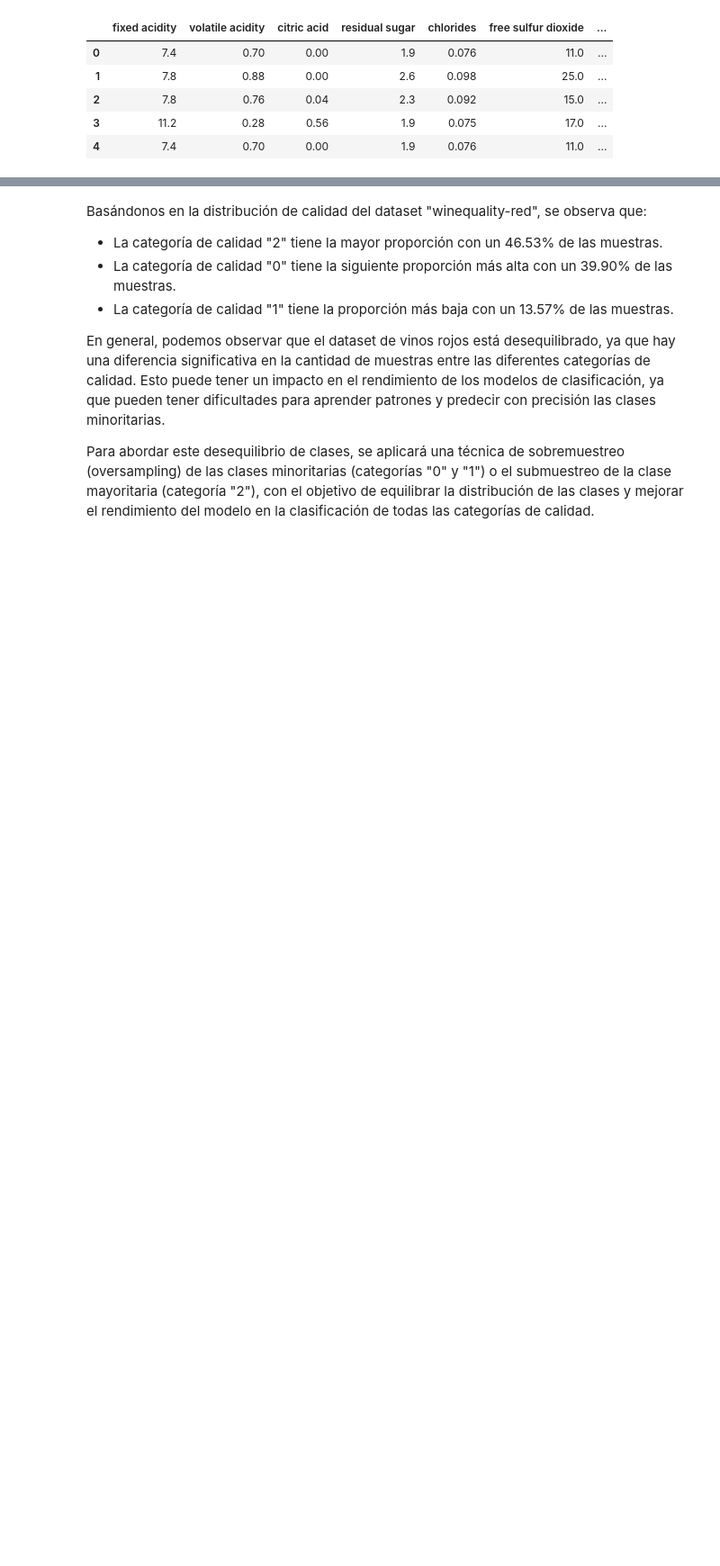
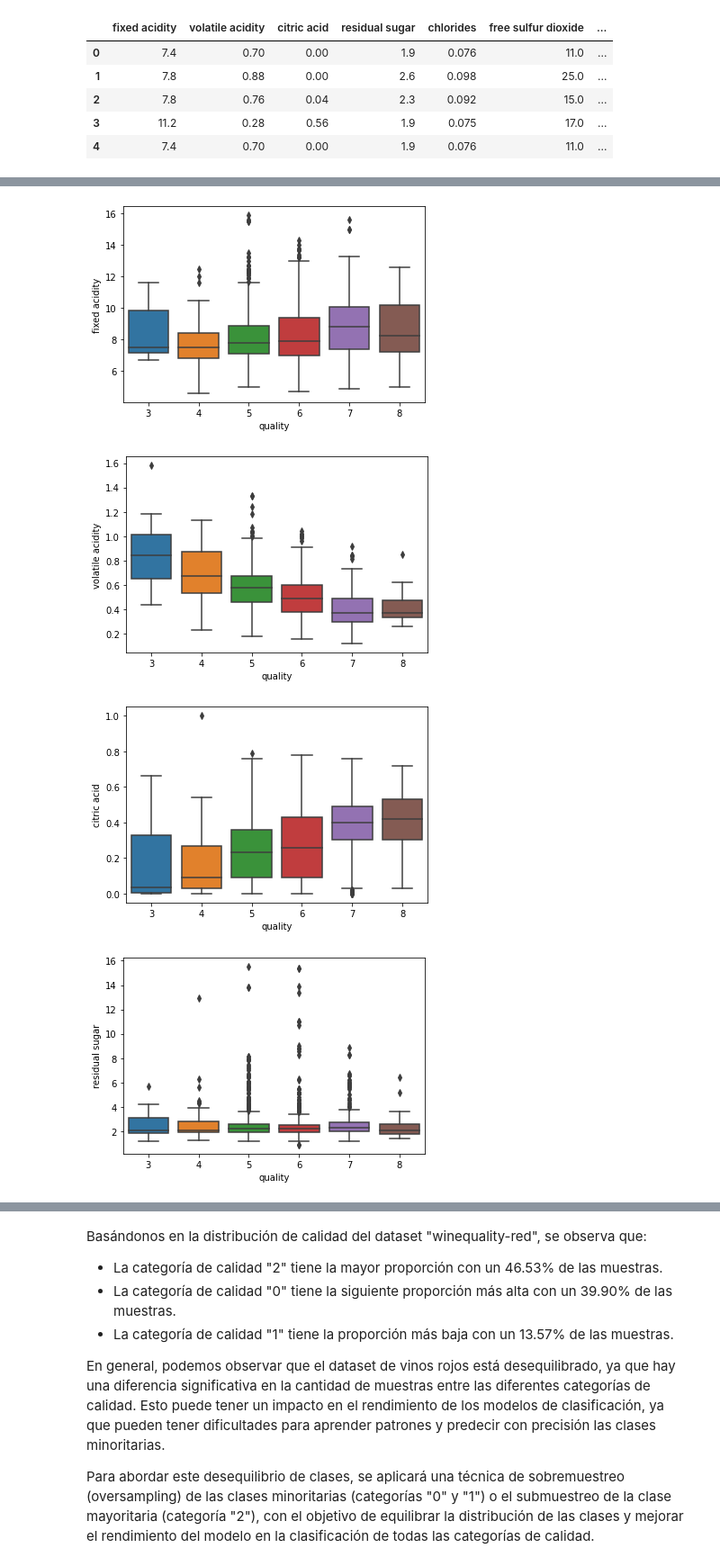
Before and after one commit to therexuz/lab3_IA, a Jupyter notebook: winequality_classification.ipynb, the cells around one changed output, grey strips where cells are left out. Shown at 90% size. Cells and saved outputs as stored; diff of their text form; code cells hidden in the pictures; blank space fills up the shorter version.

```diff
--- a/winequality_classification.ipynb
+++ b/winequality_classification.ipynb
@@ -47,0 +101,10 @@ red_df.head()
+# %%
+features = red_df.columns
+for i in range(1,12):
+    sns.boxplot(x='quality', y=features[i-1], data=red_df)
+    plt.show()
+# %% [output]
+[figure, added]
+[figure, added]
+[figure, added]
+[figure, added]
```
Also changed, not shown: parts of 54 cells of this notebook.
